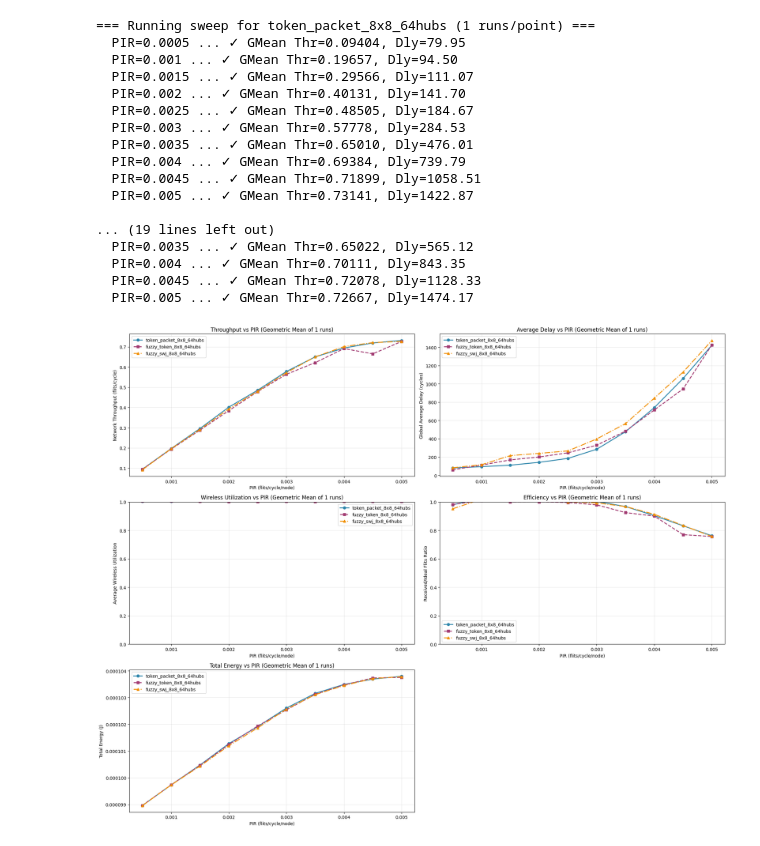
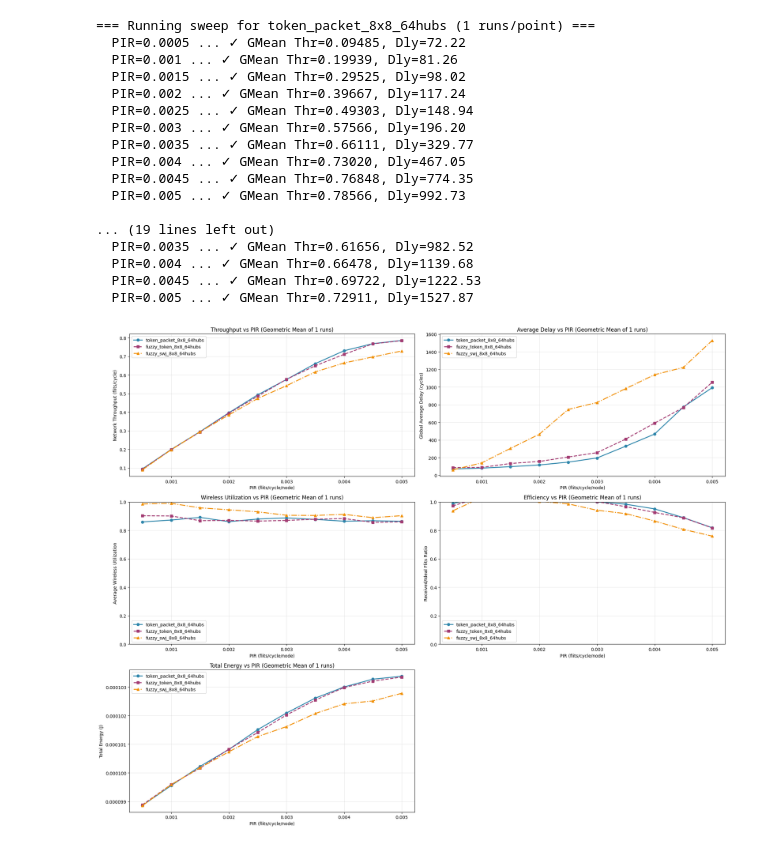
Before and after one commit to Jain-Nishkarsh/WiNoC-SOP, a Jupyter notebook: results/evaluate.ipynb, the cells around one changed output. Drawn from its saved outputs; the diff is of its cells as text; code cells hidden in the pictures.

```diff
--- a/results/evaluate.ipynb
+++ b/results/evaluate.ipynb
@@ -289,9 +289,9 @@ def run_sweep_multiseed(config_path: str, pir_list, label: str):
                 "-config", str(config_path),
                 "-pir", str(pir), "poisson",
                 # "-pir", str(pir), "burst", "0.8",
-                "-traffic", "random",
+                # "-traffic", "random",
                 # "-hs", "0", "0.5",
-                # "-traffic", "transpose2",
+                "-traffic", "transpose1",
                 # "-traffic", "butterfly",
                 # "-traffic", "bitreversal",
                 "-sim", "10000",
@@ -404,48 +404,48 @@ ax3.set_ylabel("Average Wireless Utilization")
 ax3.set_title(f"Wireless Utilization vs PIR (Geometric Mean of {NUM_RUNS} runs)")
 ax3.set_ylim(0.0, 1.0)
 ax3.grid(True, alpha=0.3)
 ax3.legend()
 
 
 # Configure Received/Ideal flits ratio plot
 ax4.set_xlabel("PIR (flits/cycle/node)")
 ax4.set_ylabel("Received/Ideal Flits Ratio")
 ax4.set_title(f"Efficiency vs PIR (Geometric Mean of {NUM_RUNS} runs)")
 ax4.set_ylim(0.0, 1.0)
 ax4.grid(True, alpha=0.3)
 ax4.legend()
 
 # Configure Total Energy plot
 ax5.set_xlabel("PIR (flits/cycle/node)")
 ax5.set_ylabel("Total Energy (J)")
 ax5.set_title(f"Total Energy vs PIR (Geometric Mean of {NUM_RUNS} runs)")
 ax5.grid(True, alpha=0.3)
 ax5.legend()
 
 # Hide the unused subplot
 ax6.axis('off')
 
 plt.tight_layout()
 plt.show()
 # %% [output]
 === Running sweep for token_packet_8x8_64hubs (1 runs/point) ===
-  PIR=0.0005 ... ✓ GMean Thr=0.09404, Dly=79.95
-  PIR=0.001 ... ✓ GMean Thr=0.19657, Dly=94.50
-  PIR=0.0015 ... ✓ GMean Thr=0.29566, Dly=111.07
-  PIR=0.002 ... ✓ GMean Thr=0.40131, Dly=141.70
-  PIR=0.0025 ... ✓ GMean Thr=0.48505, Dly=184.67
-  PIR=0.003 ... ✓ GMean Thr=0.57778, Dly=284.53
-  PIR=0.0035 ... ✓ GMean Thr=0.65010, Dly=476.01
-  PIR=0.004 ... ✓ GMean Thr=0.69384, Dly=739.79
-  PIR=0.0045 ... ✓ GMean Thr=0.71899, Dly=1058.51
-  PIR=0.005 ... ✓ GMean Thr=0.73141, Dly=1422.87
+  PIR=0.0005 ... ✓ GMean Thr=0.09485, Dly=72.22
+  PIR=0.001 ... ✓ GMean Thr=0.19939, Dly=81.26
+  PIR=0.0015 ... ✓ GMean Thr=0.29525, Dly=98.02
+  PIR=0.002 ... ✓ GMean Thr=0.39667, Dly=117.24
+  PIR=0.0025 ... ✓ GMean Thr=0.49303, Dly=148.94
+  PIR=0.003 ... ✓ GMean Thr=0.57566, Dly=196.20
+  PIR=0.0035 ... ✓ GMean Thr=0.66111, Dly=329.77
+  PIR=0.004 ... ✓ GMean Thr=0.73020, Dly=467.05
+  PIR=0.0045 ... ✓ GMean Thr=0.76848, Dly=774.35
+  PIR=0.005 ... ✓ GMean Thr=0.78566, Dly=992.73
 
 ... (19 lines left out)
-  PIR=0.0035 ... ✓ GMean Thr=0.65022, Dly=565.12
-  PIR=0.004 ... ✓ GMean Thr=0.70111, Dly=843.35
-  PIR=0.0045 ... ✓ GMean Thr=0.72078, Dly=1128.33
-  PIR=0.005 ... ✓ GMean Thr=0.72667, Dly=1474.17
+  PIR=0.0035 ... ✓ GMean Thr=0.61656, Dly=982.52
+  PIR=0.004 ... ✓ GMean Thr=0.66478, Dly=1139.68
+  PIR=0.0045 ... ✓ GMean Thr=0.69722, Dly=1222.53
+  PIR=0.005 ... ✓ GMean Thr=0.72911, Dly=1527.87
-[figure, old version]
+[figure, new version]
 # %%
 import pandas as pd
 import matplotlib.pyplot as plt
```
Also changed, not shown: parts of 2 cells of this notebook, 7 other files.
